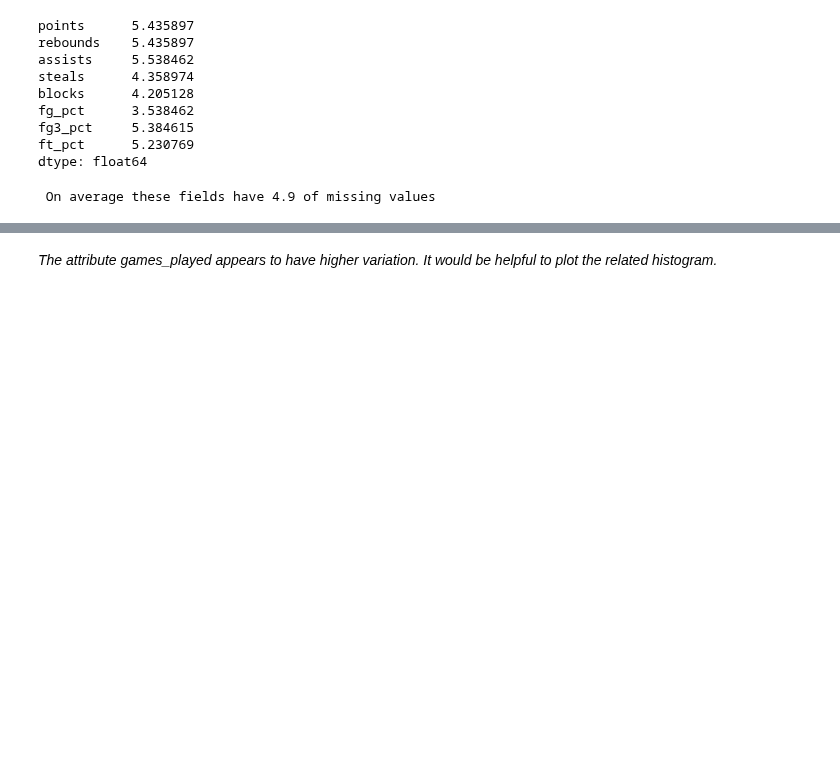
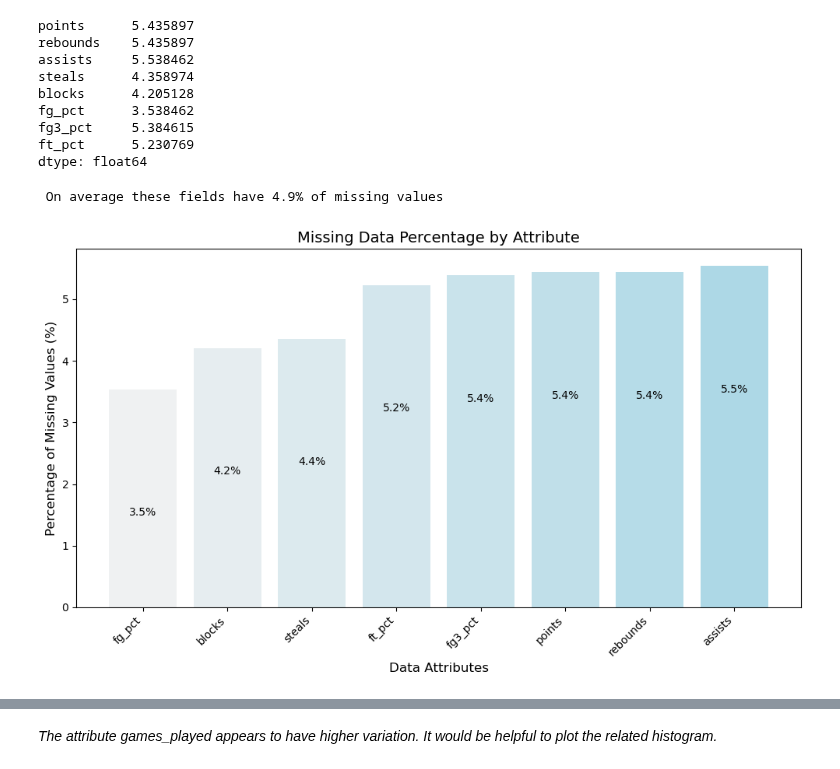
Before and after one commit to mrme77/Fantasy-League-Recommender, a Jupyter notebook: DataAnalysis.ipynb, the cells around one changed output, grey strips where cells are left out. Cells and saved outputs as stored; diff of their text form; code cells hidden in the pictures; blank space fills up the shorter version.

```diff
--- a/DataAnalysis.ipynb
+++ b/DataAnalysis.ipynb
@@ -141,6 +161,30 @@ fg3_pct     5.384615
 ft_pct      5.230769
 dtype: float64
 # %%
-print(f" On average these fields have {round(missing_percentage.mean(),1)} of missing values")
+print(f" On average these fields have {round(missing_percentage.mean(),1)}% of missing values")
 # %% [output]
- On average these fields have 4.9 of missing values
+ On average these fields have 4.9% of missing values
+# %%
+missing_percentage = missing_percentage.sort_values()
+
+# Generate a color palette from light to dark blue
+colors = sns.light_palette("lightblue", n_colors=len(missing_percentage))
+
+plt.figure(figsize=(10, 6))
+bars = plt.bar(missing_percentage.index, missing_percentage.values, color=colors)
+
+for bar in bars:
+    height = bar.get_height()
+    plt.text(bar.get_x() + bar.get_width() / 2, height - 2,
+             f'{height:.1f}%', ha='center', va='center', fontsize=10, color='black')
+
+plt.title('Missing Data Percentage by Attribute', fontsize=14)
+plt.ylabel('Percentage of Missing Values (%)', fontsize=12)
+plt.xlabel('Data Attributes', fontsize=12)
+plt.xticks(rotation=45, ha='right', fontsize=10)
+plt.tight_layout()
+
+# Show the plot
+plt.show()
+# %% [output]
+[figure, added]
```
Also changed, not shown: parts of 17 cells of this notebook, 6 other files.
